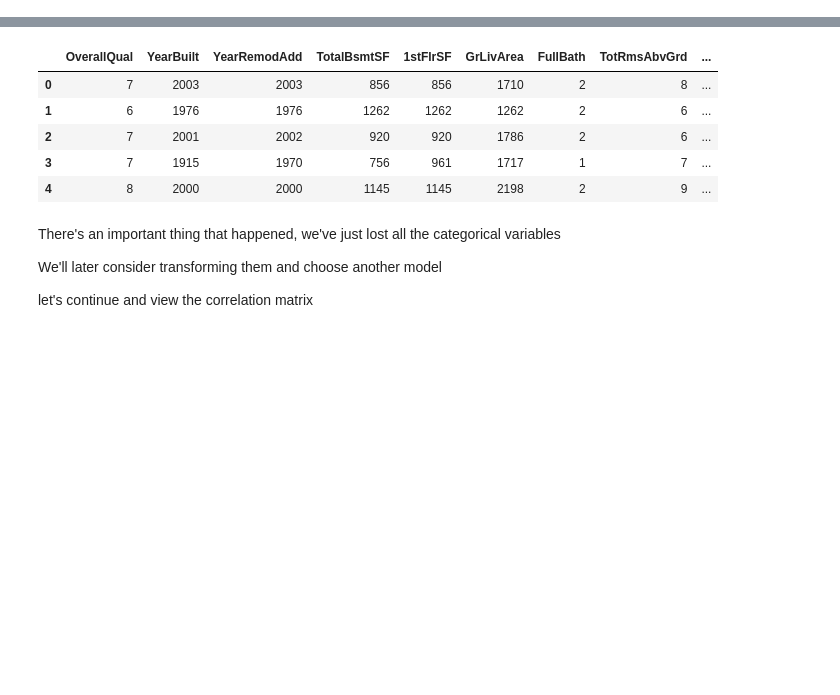
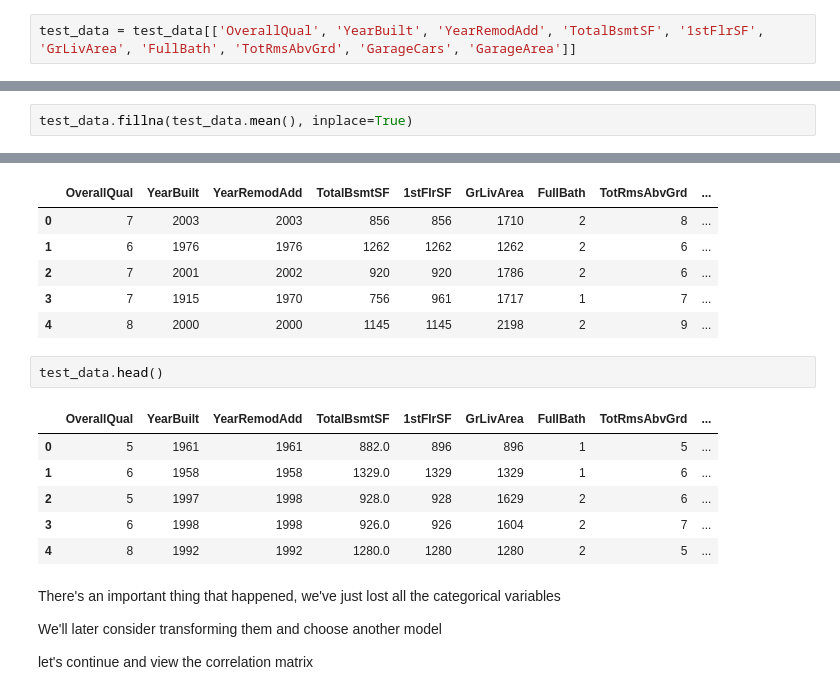
Before and after one commit to Njeri-Gitome/House-Prices-Prediction-Streamlit, a Jupyter notebook: house_prices.ipynb, the cells around one changed output, grey strips where cells are left out. Drawn from its saved outputs; the diff is of its cells as text; blank space fills up the shorter version.

```diff
--- a/house_prices.ipynb
+++ b/house_prices.ipynb
@@ -260,3 +271,5 @@ Index(['OverallQual', 'YearBuilt', 'YearRemodAdd', 'TotalBsmtSF', '1stFlrSF',
        'GrLivArea', 'FullBath', 'TotRmsAbvGrd', 'GarageCars', 'GarageArea',
        'SalePrice'],
       dtype='object')
+# %%
+test_data = test_data[['OverallQual', 'YearBuilt', 'YearRemodAdd', 'TotalBsmtSF', '1stFlrSF', 'GrLivArea', 'FullBath', 'TotRmsAbvGrd', 'GarageCars', 'GarageArea']]
@@ -262,0 +296,2 @@ Index(['OverallQual', 'YearBuilt', 'YearRemodAdd', 'TotalBsmtSF', '1stFlrSF',
+# %%
+test_data.fillna(test_data.mean(), inplace=True)
@@ -269,6 +324,15 @@ house_data.head()
 | 2 | 7 | 2001 | 2002 | 920 | 920 | 1786 | 2 | 6 | ... |
 | 3 | 7 | 1915 | 1970 | 756 | 961 | 1717 | 1 | 7 | ... |
 | 4 | 8 | 2000 | 2000 | 1145 | 1145 | 2198 | 2 | 9 | ... |
+# %%
+test_data.head()
+# %% [output]
+|  | OverallQual | YearBuilt | YearRemodAdd | TotalBsmtSF | 1stFlrSF | GrLivArea | FullBath | TotRmsAbvGrd | ... |
+| 0 | 5 | 1961 | 1961 | 882.0 | 896 | 896 | 1 | 5 | ... |
+| 1 | 6 | 1958 | 1958 | 1329.0 | 1329 | 1329 | 1 | 6 | ... |
+| 2 | 5 | 1997 | 1998 | 928.0 | 928 | 1629 | 2 | 6 | ... |
+| 3 | 6 | 1998 | 1998 | 926.0 | 926 | 1604 | 2 | 7 | ... |
+| 4 | 8 | 1992 | 1992 | 1280.0 | 1280 | 1280 | 2 | 5 | ... |
 # %% [markdown]
 There's an important thing that happened, we've just lost all the categorical variables
 
```
Also changed, not shown: parts of 12 cells of this notebook, 1 other file.
